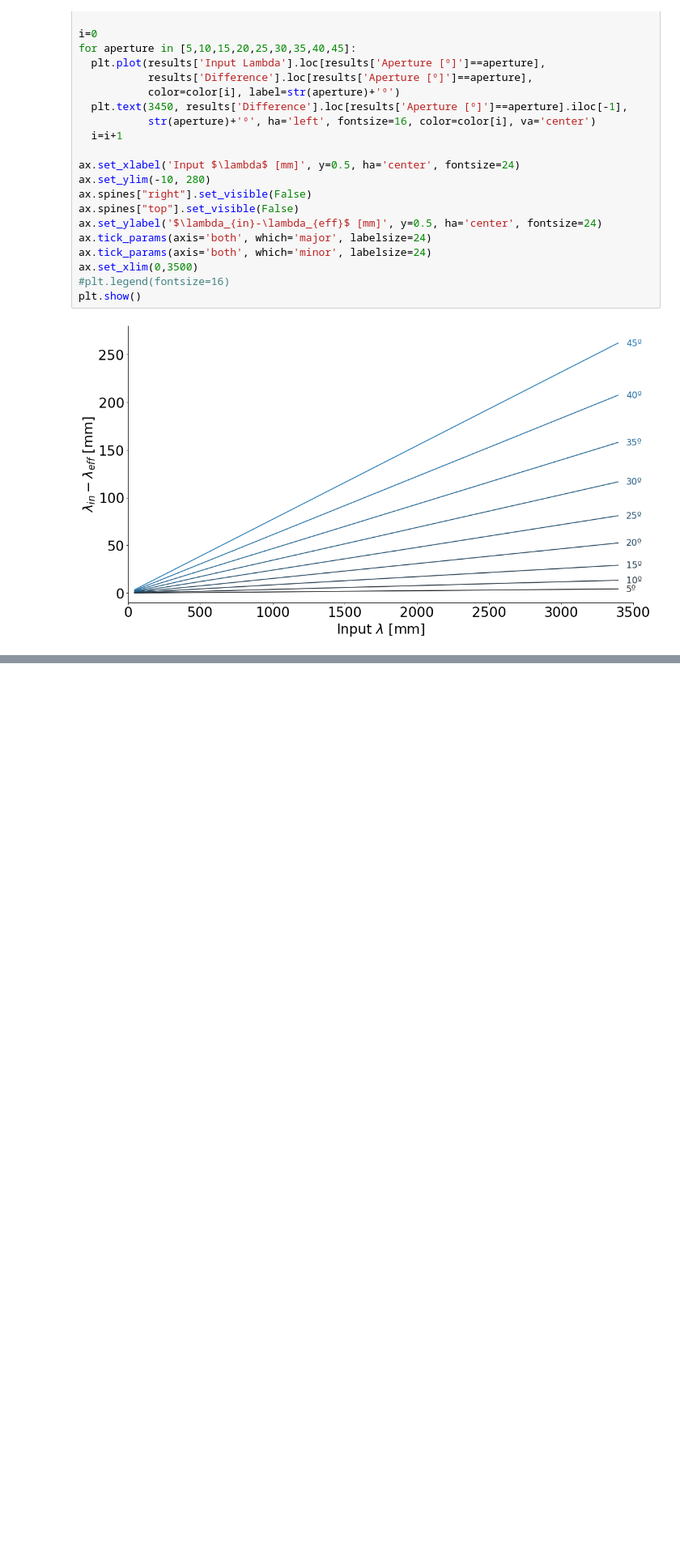
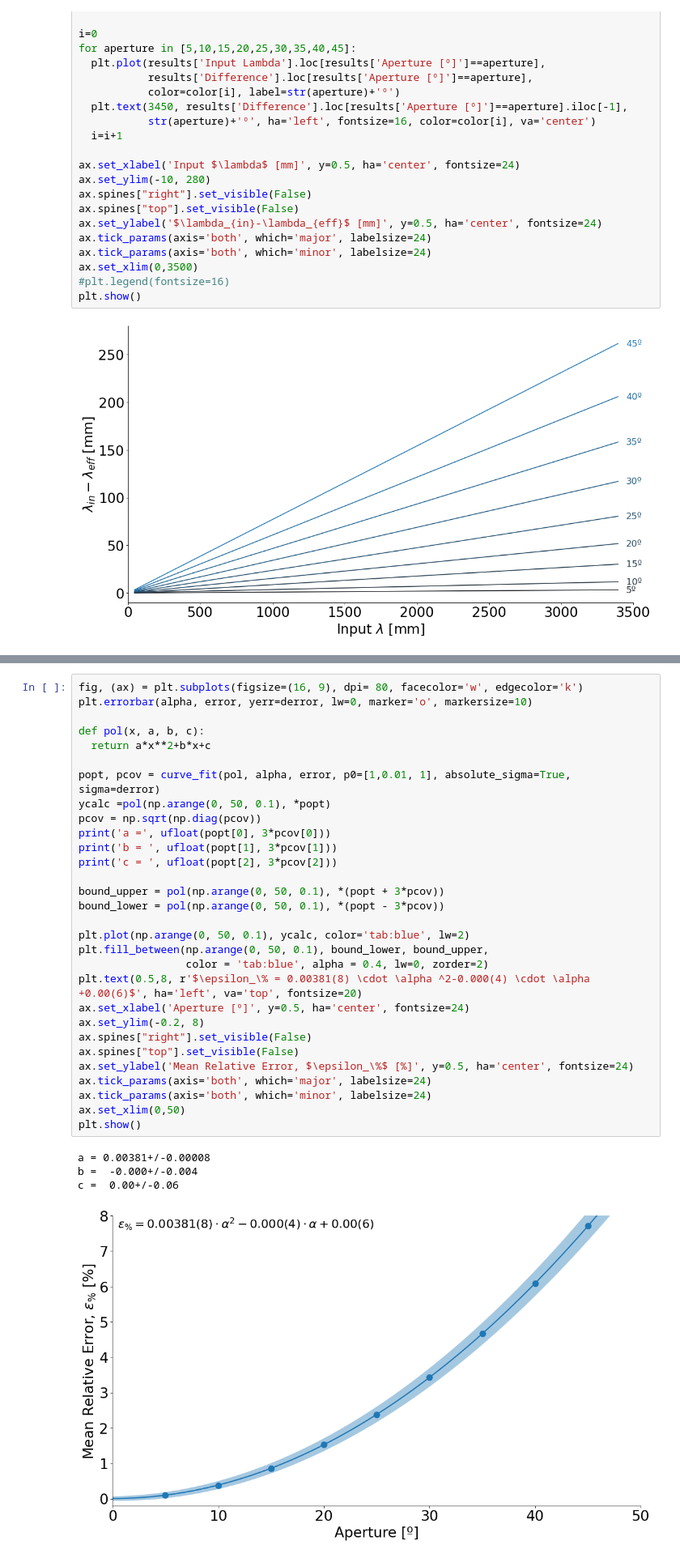
Before and after one commit to RitaROK/Analysis, a Jupyter notebook: Absorption_length.ipynb, the cells around one changed output, grey strips where cells are left out. Shown at 81% size. Cells and saved outputs as stored; diff of their text form; blank space fills up the shorter version.

```diff
--- a/Absorption_length.ipynb
+++ b/Absorption_length.ipynb
@@ -243,0 +295,35 @@ plt.show()
+# %%
+fig, (ax) = plt.subplots(figsize=(16, 9), dpi= 80, facecolor='w', edgecolor='k')
+plt.errorbar(alpha, error, yerr=derror, lw=0, marker='o', markersize=10)
+
+def pol(x, a, b, c):
+  return a*x**2+b*x+c
+
+popt, pcov = curve_fit(pol, alpha, error, p0=[1,0.01, 1], absolute_sigma=True, sigma=derror)
+ycalc =pol(np.arange(0, 50, 0.1), *popt)
+pcov = np.sqrt(np.diag(pcov))
+print('a =', ufloat(popt[0], 3*pcov[0]))
+print('b = ', ufloat(popt[1], 3*pcov[1]))
+print('c = ', ufloat(popt[2], 3*pcov[2]))
+
+bound_upper = pol(np.arange(0, 50, 0.1), *(popt + 3*pcov))
+bound_lower = pol(np.arange(0, 50, 0.1), *(popt - 3*pcov))
+
+plt.plot(np.arange(0, 50, 0.1), ycalc, color='tab:blue', lw=2)
+plt.fill_between(np.arange(0, 50, 0.1), bound_lower, bound_upper,
+                 color = 'tab:blue', alpha = 0.4, lw=0, zorder=2)
+plt.text(0.5,8, r'$\epsilon_\% = 0.00381(8) \cdot \alpha ^2-0.000(4) \cdot \alpha +0.00(6)$', ha='left', va='top', fontsize=20)
+ax.set_xlabel('Aperture [º]', y=0.5, ha='center', fontsize=24)
+ax.set_ylim(-0.2, 8)
+ax.spines["right"].set_visible(False)
+ax.spines["top"].set_visible(False)
+ax.set_ylabel('Mean Relative Error, $\epsilon_\%$ [%]', y=0.5, ha='center', fontsize=24)
+ax.tick_params(axis='both', which='major', labelsize=24)
+ax.tick_params(axis='both', which='minor', labelsize=24)
+ax.set_xlim(0,50)
+plt.show()
+# %% [output]
+a = 0.00381+/-0.00008
+b =  -0.000+/-0.004
+c =  0.00+/-0.06
+[figure, added]
```
Also changed, not shown: parts of 4 cells of this notebook.
